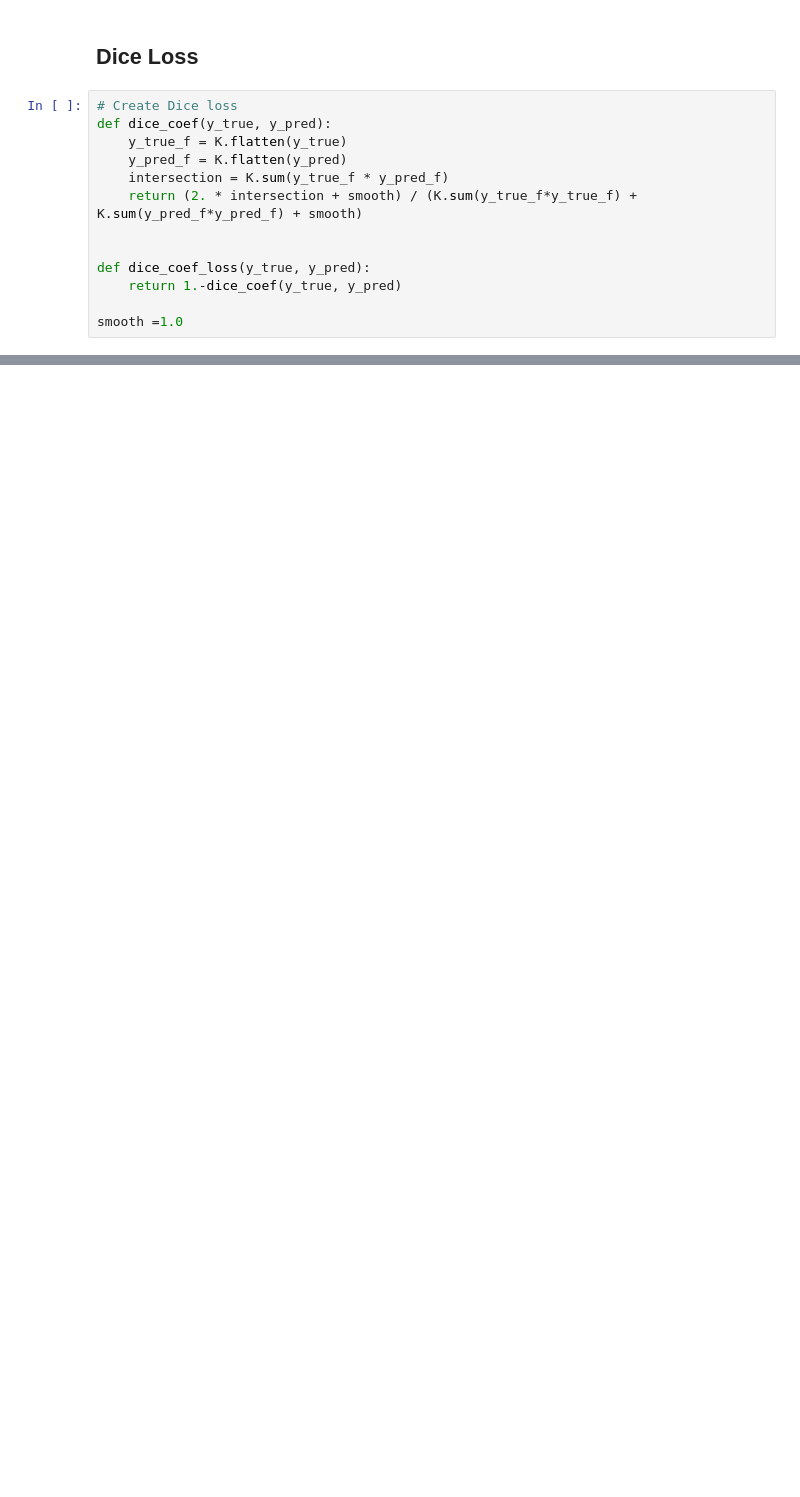
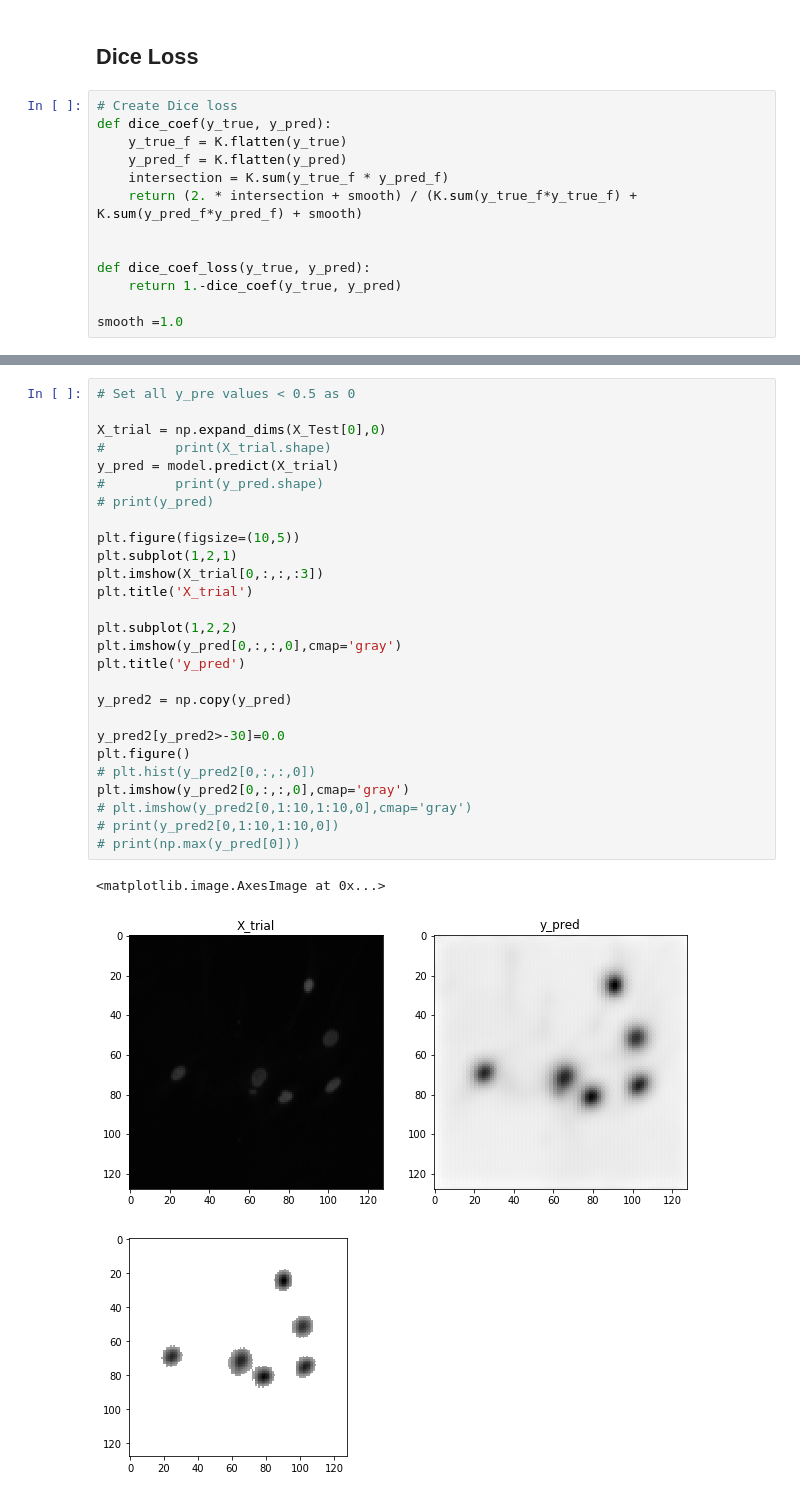
Before and after one commit to rudraxx/Tensorflow_2.0_tutorials, a Jupyter notebook: notebooks/U_net_Segmentation_for_cell_nucleii.ipynb, the cells around one changed output, grey strips where cells are left out. Drawn from its saved outputs; the diff is of its cells as text; blank space fills up the shorter version.

```diff
--- a/notebooks/U_net_Segmentation_for_cell_nucleii.ipynb
+++ b/notebooks/U_net_Segmentation_for_cell_nucleii.ipynb
@@ -451,4 +583,35 @@ show_Train_images(idx_array)
 ... (8 outputs left out)
+# %%
+# Set all y_pre values < 0.5 as 0
+
+X_trial = np.expand_dims(X_Test[0],0)
+#         print(X_trial.shape)
+y_pred = model.predict(X_trial)
+#         print(y_pred.shape)
+# print(y_pred)
+
+plt.figure(figsize=(10,5))
+plt.subplot(1,2,1)
+plt.imshow(X_trial[0,:,:,:3])
+plt.title('X_trial')
+
+plt.subplot(1,2,2)
+plt.imshow(y_pred[0,:,:,0],cmap='gray')
+plt.title('y_pred')
+
+y_pred2 = np.copy(y_pred)
+
+y_pred2[y_pred2>-30]=0.0
+plt.figure()
+# plt.hist(y_pred2[0,:,:,0])
+plt.imshow(y_pred2[0,:,:,0],cmap='gray')
+# plt.imshow(y_pred2[0,1:10,1:10,0],cmap='gray')
+# print(y_pred2[0,1:10,1:10,0])
+# print(np.max(y_pred[0]))
+# %% [output]
+<matplotlib.image.AxesImage at 0x...>
+[figure, added]
+[figure, added]
 # %%
 def show_test_predictions(idx_array):
     for idx in idx_array:
```
Also changed, not shown: parts of 12 cells of this notebook, 2 other files.
